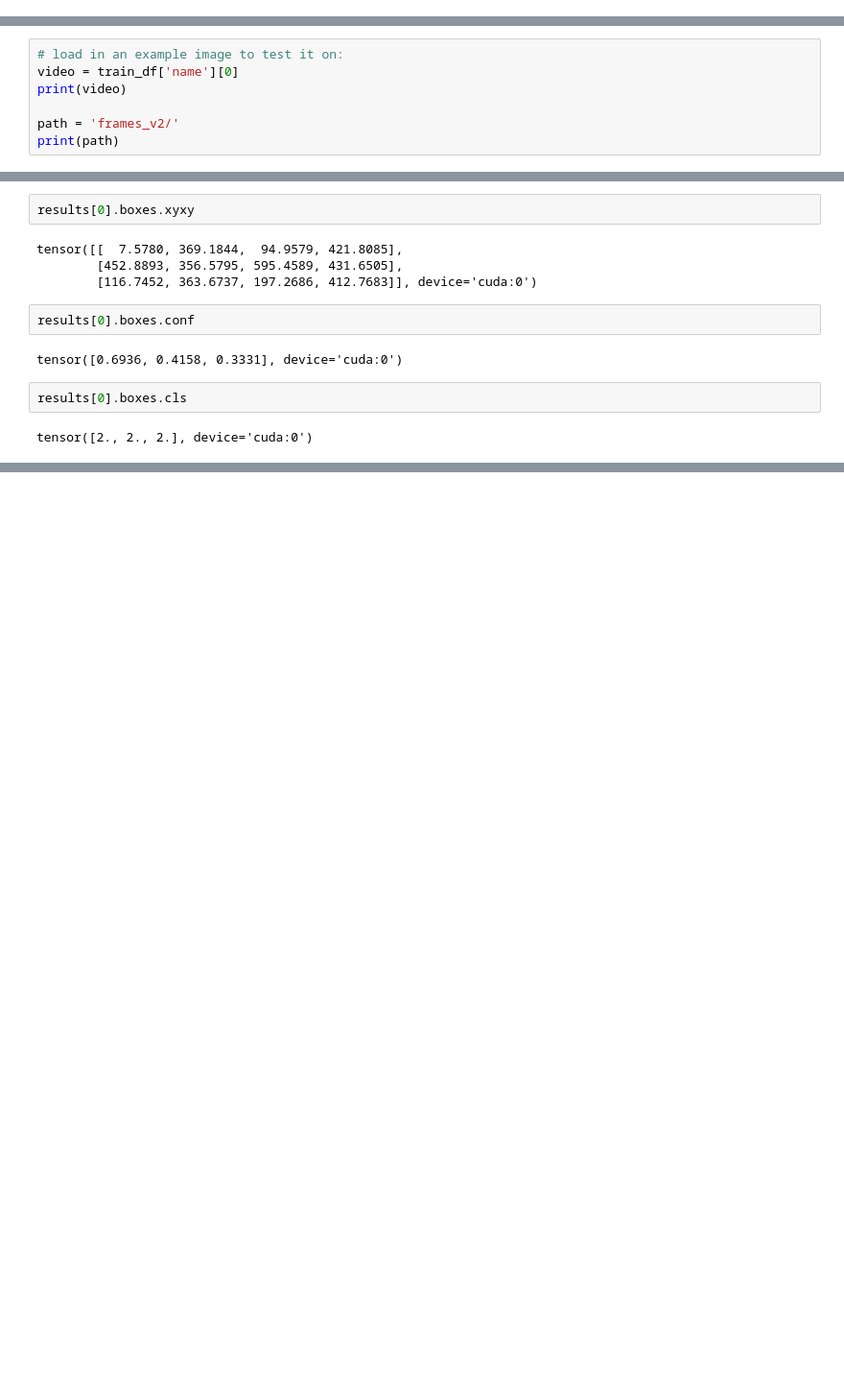
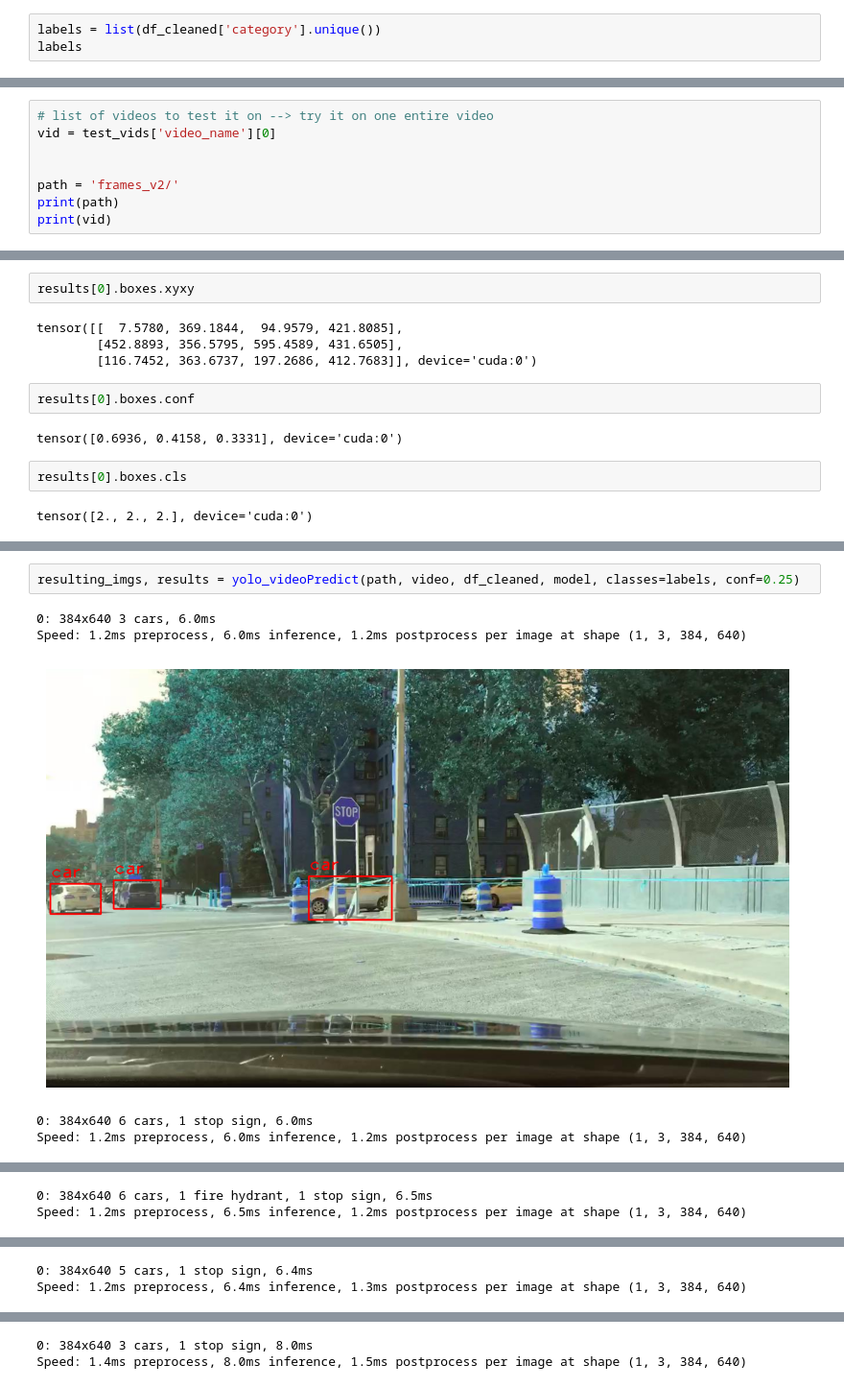
Before and after one commit to lancetan321/ESE546_final_project, a Jupyter notebook: yolo.ipynb, the cells around one changed output, grey strips where cells are left out. Shown at 96% size. Drawn from its saved outputs; the diff is of its cells as text; blank space fills up the shorter version.

Commit message:
yolo updates

```diff
--- a/yolo.ipynb
+++ b/yolo.ipynb
@@ -74,0 +77,3 @@ Number of frames for selected video: 201
+# %%
+labels = list(df_cleaned['category'].unique())
+labels
@@ -162,8 +189,9 @@ from IPython.display import display, Image
 # %%
-# load in an example image to test it on:
-video = train_df['name'][0]
-print(video)
+# list of videos to test it on --> try it on one entire video
+vid = test_vids['video_name'][0]
+
 
 path = 'frames_v2/'
 print(path)
+print(vid)
 # %% [output]
@@ -245,0 +409,8 @@ tensor([2., 2., 2.], device='cuda:0')
+# %%
+resulting_imgs, results = yolo_videoPredict(path, video, df_cleaned, model, classes=labels, conf=0.25)
+# %% [output]
+0: 384x640 3 cars, 6.0ms
+Speed: 1.2ms preprocess, 6.0ms inference, 1.2ms postprocess per image at shape (1, 3, 384, 640)
+[figure, added]
+0: 384x640 6 cars, 1 stop sign, 6.0ms
+Speed: 1.2ms preprocess, 6.0ms inference, 1.2ms postprocess per image at shape (1, 3, 384, 640)
@@ -245,0 +418,2 @@ tensor([2., 2., 2.], device='cuda:0')
+0: 384x640 6 cars, 1 fire hydrant, 1 stop sign, 6.5ms
+Speed: 1.2ms preprocess, 6.5ms inference, 1.2ms postprocess per image at shape (1, 3, 384, 640)
@@ -245,0 +421,2 @@ tensor([2., 2., 2.], device='cuda:0')
+0: 384x640 5 cars, 1 stop sign, 6.4ms
+Speed: 1.2ms preprocess, 6.4ms inference, 1.3ms postprocess per image at shape (1, 3, 384, 640)
@@ -245,0 +424,2 @@ tensor([2., 2., 2.], device='cuda:0')
+0: 384x640 3 cars, 1 stop sign, 8.0ms
+Speed: 1.4ms preprocess, 8.0ms inference, 1.5ms postprocess per image at shape (1, 3, 384, 640)
```
Also changed, not shown: parts of 17 cells of this notebook.
